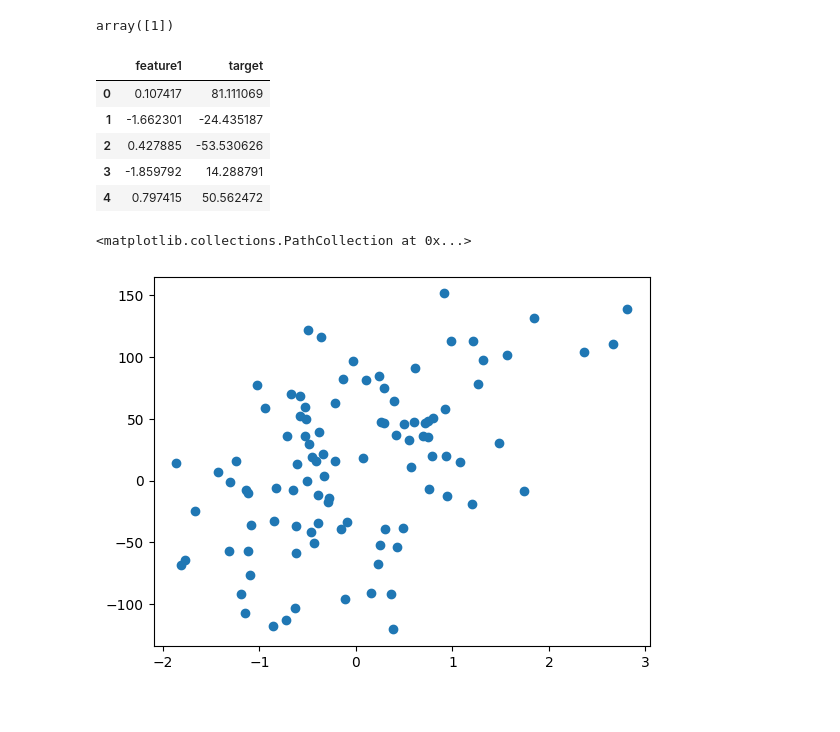
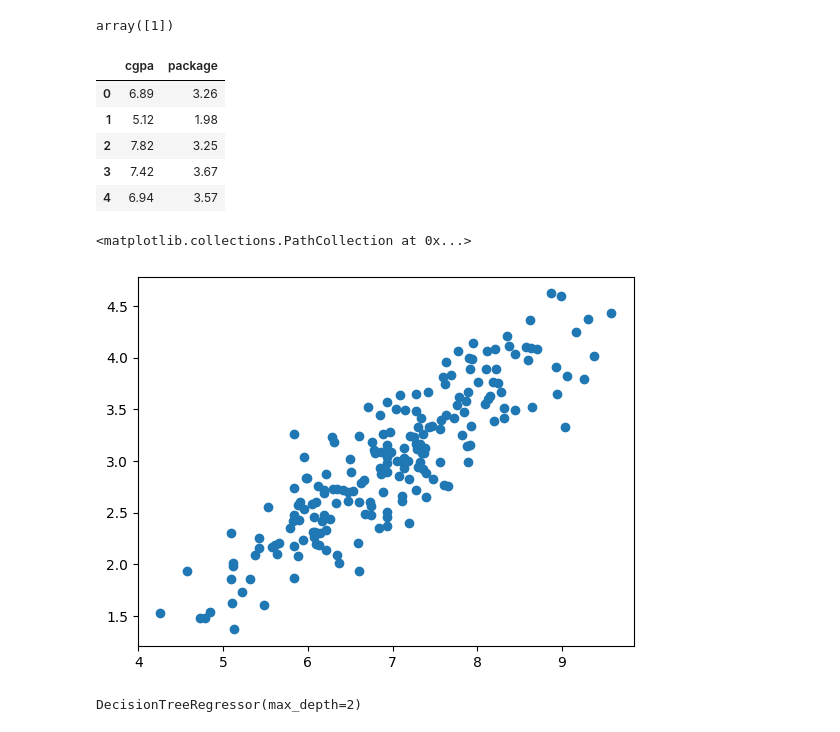
Before and after one commit to surajjorwar/Decision-Tree, a Jupyter notebook: Decision_Tree.ipynb, the cells around one changed output. Cells and saved outputs as stored; diff of their text form; code cells hidden in the pictures.

```diff
--- a/Decision_Tree.ipynb
+++ b/Decision_Tree.ipynb
@@ -105,14 +100,17 @@ df = pd.DataFrame({'feature1' : x[:,0], 'target' :y})
+# %%
+
+df = pd.read_csv('/content/drive/MyDrive/ml files/100-days-of-machine-learning-main/day48-simple-linear-regression/placement.csv')
 # %%
 df.head()
 # %% [output]
-|  | feature1 | target |
-| 0 | 0.107417 | 81.111069 |
-| 1 | -1.662301 | -24.435187 |
-| 2 | 0.427885 | -53.530626 |
-| 3 | -1.859792 | 14.288791 |
-| 4 | 0.797415 | 50.562472 |
+|  | cgpa | package |
+| 0 | 6.89 | 3.26 |
+| 1 | 5.12 | 1.98 |
+| 2 | 7.82 | 3.25 |
+| 3 | 7.42 | 3.67 |
+| 4 | 6.94 | 3.57 |
 # %%
-plt.scatter(df['feature1'],df['target'])
+plt.scatter(df['cgpa'],df['package'])
 # %% [output]
 <matplotlib.collections.PathCollection at 0x...>
-[figure, old version]
+[figure, new version]
@@ -118,0 +125,5 @@ plt.scatter(df['feature1'],df['target'])
+# %%
+reg = DecisionTreeRegressor(max_depth=2)
+reg.fit(X_train,y_train)
+# %% [output]
+DecisionTreeRegressor(max_depth=2)
```
Also changed, not shown: parts of 11 cells of this notebook.
